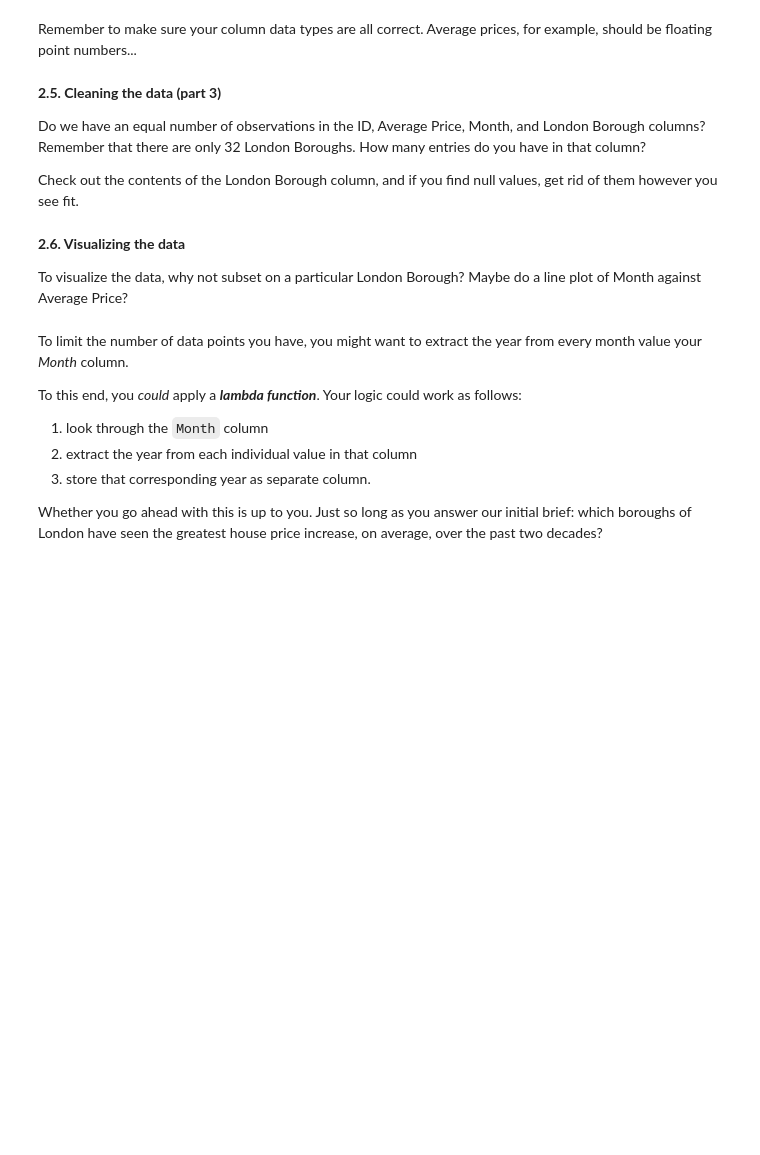
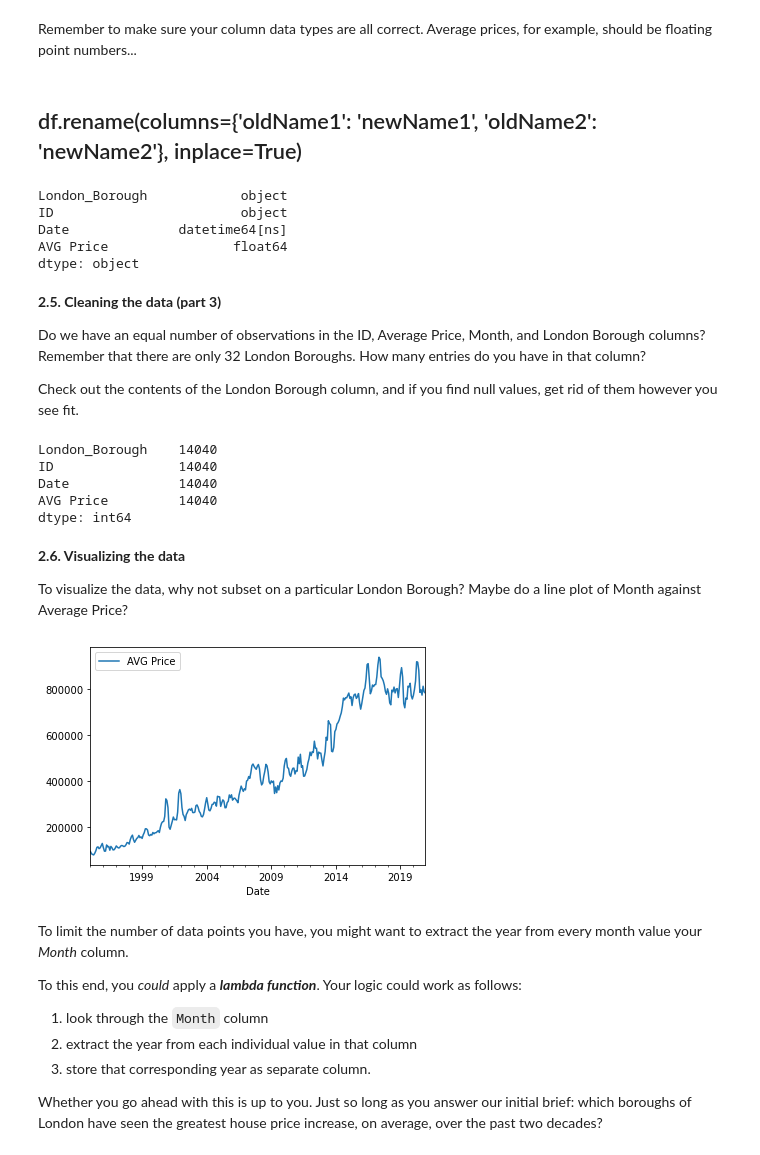
Before and after one commit to AaronCarney/Springboard_A, a Jupyter notebook: Unit4Tier3.ipynb, the cells around one changed output. Saved outputs shown, nothing was run; the diff lists cells and outputs as text; code cells hidden in the pictures; blank space fills up the shorter version.

```diff
--- a/Unit4Tier3.ipynb
+++ b/Unit4Tier3.ipynb
@@ -171,3 +180,6 @@ Name: index, dtype: object
 Remember what Wes McKinney said about tidy data?
 
 You might need to **melt** your DataFrame here.
+# %%
+melt_properties = pd.melt(properties_TIR, id_vars= ['London_Borough', 'ID'])
+melt_properties.head(15)
@@ -174,15 +203,52 @@ You might need to **melt** your DataFrame here.
 # %% [markdown]
 Remember to make sure your column data types are all correct. Average prices, for example, should be floating point numbers...
+# %% [markdown]
+## df.rename(columns={'oldName1': 'newName1', 'oldName2': 'newName2'}, inplace=True)
+# %%
+melt_properties.rename(columns={0:'Date','value':'AVG Price'}, inplace=True)
+# df["a"] = pd.to_numeric(df["a"])
+melt_properties['AVG Price'] = pd.to_numeric(melt_properties['AVG Price'])
+melt_properties.dtypes
+# %% [output]
+London_Borough            object
+ID                        object
+Date              datetime64[ns]
+AVG Price                float64
+dtype: object
 # %% [markdown]
 **2.5. Cleaning the data (part 3)**
 
 Do we have an equal number of observations in the ID, Average Price, Month, and London Borough columns? Remember that there are only 32 London Boroughs. How many entries do you have in that column?
 
 Check out the contents of the London Borough column, and if you find null values, get rid of them however you see fit.
+# %%
+melt_properties.count()
+melt_properties[pd.isnull(melt_properties).any(axis=1)].count()
+# Borough - ID = isnull count
+
+# remove all nulls quick and dirty, check if too much later
+clean_bourough = melt_properties.dropna(subset=['ID'])
+
+#check if any null exists still
+clean_bourough[pd.isnull(clean_bourough).any(axis=1)].head()
+
+clean_bourough.count()
+# %% [output]
+London_Borough    14040
+ID                14040
+Date              14040
+AVG Price         14040
+dtype: int64
 # %% [markdown]
 **2.6. Visualizing the data**
 
 To visualize the data, why not subset on a particular London Borough? Maybe do a line plot of Month against Average Price?
+# %%
+clean_bourough.head()
+london_price = clean_bourough[clean_bourough['London_Borough'] == 'City of London']
+london_plot = london_price.plot(kind = 'line', x = 'Date', y = 'AVG Price')
+# %% [output]
+[figure, added]
 # %% [markdown]
 To limit the number of data points you have, you might want to extract the year from every month value your *Month* column.
 
```
Also changed, not shown: parts of 5 cells of this notebook.
